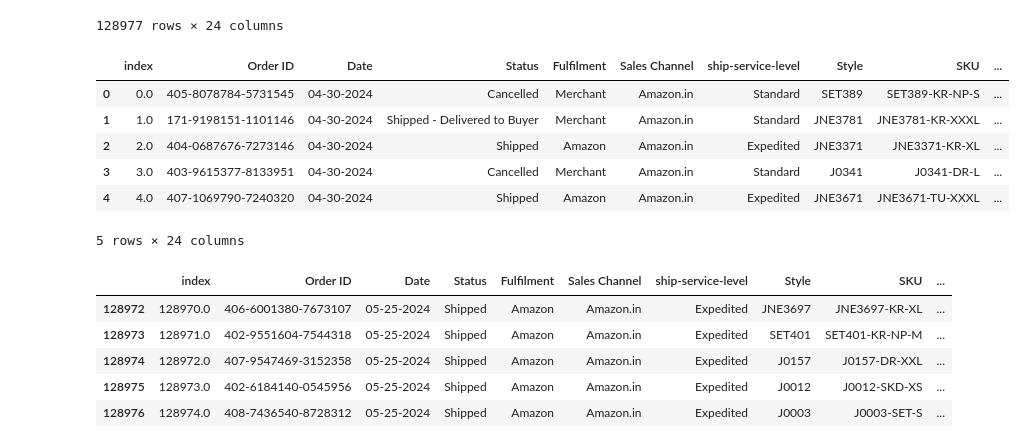
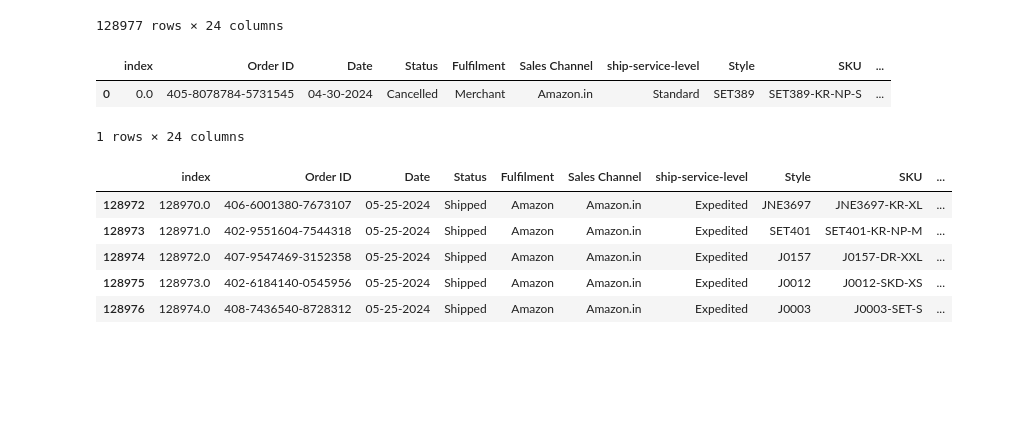
Before and after one commit to NITHYARD/train-2, a Jupyter notebook: amazon.ipynb, the cells around one changed output. Saved outputs shown, nothing was run; the diff lists cells and outputs as text; code cells hidden in the pictures; blank space fills up the shorter version.

Commit message:
amazon

```diff
--- a/amazon.ipynb
+++ b/amazon.ipynb
@@ -19,15 +67,11 @@ df
 | 128976 | 128974.0 | 408-7436540-8728312 | 05-25-2024 | Shipped | Amazon | Amazon.in | Expedited | J0003 | J0003-SET-S | ... |
 128977 rows × 24 columns
 # %%
-df.head()
+df.head(1)
 # %% [output]
 |  | index | Order ID | Date | Status | Fulfilment | Sales Channel | ship-service-level | Style | SKU | ... |
 | 0 | 0.0 | 405-8078784-5731545 | 04-30-2024 | Cancelled | Merchant | Amazon.in | Standard | SET389 | SET389-KR-NP-S | ... |
-| 1 | 1.0 | 171-9198151-1101146 | 04-30-2024 | Shipped - Delivered to Buyer | Merchant | Amazon.in | Standard | JNE3781 | JNE3781-KR-XXXL | ... |
-| 2 | 2.0 | 404-0687676-7273146 | 04-30-2024 | Shipped | Amazon | Amazon.in | Expedited | JNE3371 | JNE3371-KR-XL | ... |
-| 3 | 3.0 | 403-9615377-8133951 | 04-30-2024 | Cancelled | Merchant | Amazon.in | Standard | J0341 | J0341-DR-L | ... |
-| 4 | 4.0 | 407-1069790-7240320 | 04-30-2024 | Shipped | Amazon | Amazon.in | Expedited | JNE3671 | JNE3671-TU-XXXL | ... |
-5 rows × 24 columns
+1 rows × 24 columns
 # %%
 df.tail()
 # %% [output]
```
Also changed, not shown: parts of 16 cells of this notebook.
